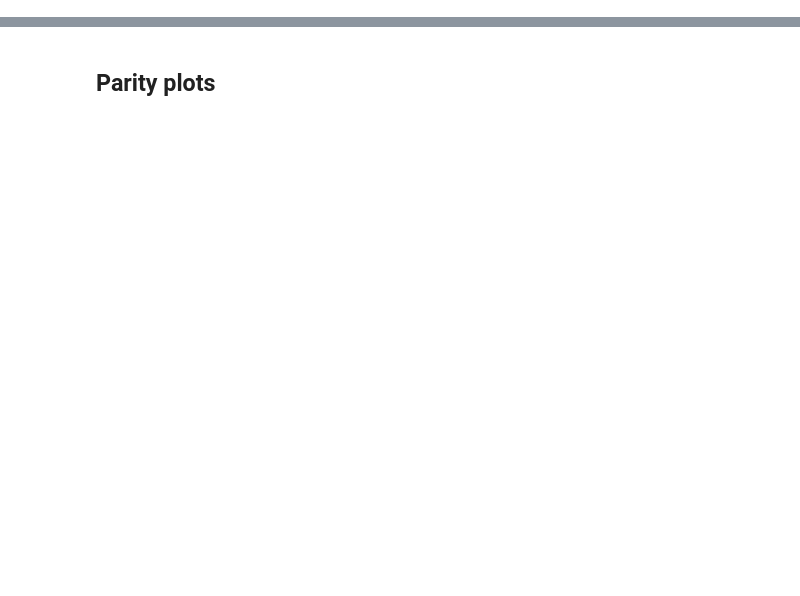
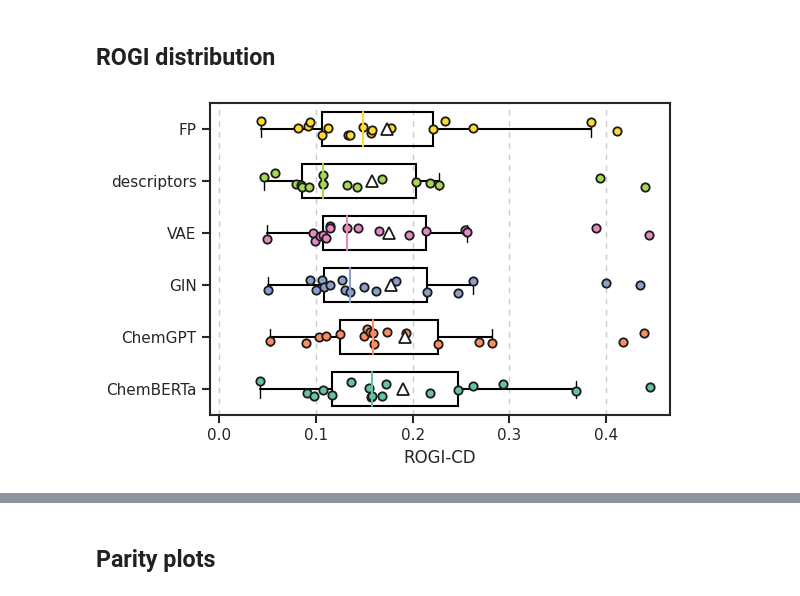
Before and after one commit to coleygroup/rogi-xd, a Jupyter notebook: notebooks/rogi-dist.ipynb, the cells around one changed output, grey strips where cells are left out. Drawn from its saved outputs; the diff is of its cells as text; code cells hidden in the pictures; blank space fills up the shorter version.

```diff
--- a/notebooks/rogi-dist.ipynb
+++ b/notebooks/rogi-dist.ipynb
@@ -43,10 +13,10 @@ import seaborn as sns
 rc = mpl.rc_params_from_file(mpl.matplotlib_fname(), use_default_template=False)
 sns.set_theme(style="white", rc=rc)
 
-ROGI_KEY = "rogi"
-FEATURE_LABELS = dict(
-    morgan="FP", vae="VAE", gin="GIN", chemberta="ChemBERTa", chemgpt="ChemGPT"
+REPR_LABELS = dict(
+    fp="FP", vae="VAE", gin="GIN", chemberta="ChemBERTa", chemgpt="ChemGPT", descriptor='descriptors'
 )
+JITTER = 0.1625
 CSV_DIR = Path("../results/raw/rogi/tdc+guac")
 # %%
 def disable_gridlines(ax: plt.Axes, axis: str, vals: Union[float, Iterable[float]]):
@@ -153,2 +166,44 @@ fig
 # %%
 fig.savefig("../results/figures/boxplot-both-v2.pdf", bbox_inches="tight")
+# %% [markdown]
+## ROGI distribution
+# %%
+JITTER = 0.1625
+COLORS = sns.color_palette(None, len(REPRS))
+
+fig, ax = plt.subplots(figsize=(6, 4))
+
+s = df.groupby("representation").rogi.apply(np.sort)
+X = np.array([s[r] for r in REPRS])
+
+bplot = ax.boxplot(
+    X.T,
+    vert=False,
+    labels=[REPR_LABELS.get(r, r) for r in REPRS],
+    widths=4 * JITTER,
+    showmeans=True,
+    patch_artist=True,
+    boxprops=dict(fc="None"),
+    medianprops=dict(c=None),
+    meanprops=dict(ms=8),
+    showfliers=False,
+)
+
+for l, r in zip(bplot['medians'], REPRS):
+    l.set_color(REPR_COLORS[r])
+
+
+for j, r in zip(range(len(X)), REPRS):
+    z = X[j]
+    y = (j + 1) + np.random.uniform(-JITTER, JITTER, z.shape)
+
+    ax.plot(z, y, 'o', color=REPR_COLORS[r])
+
+ax.set_xlim(-0.01)
+ax.grid(which="both", axis="x", ls="--", dashes=(4, 4))
+ax.grid(False, 'major', 'y')
+ax.set_xlabel("ROGI-CD")
+
+fig.tight_layout()
+# %% [output]
+[figure, added]
```
Also changed, not shown: parts of 17 cells of this notebook, 11 other files.
